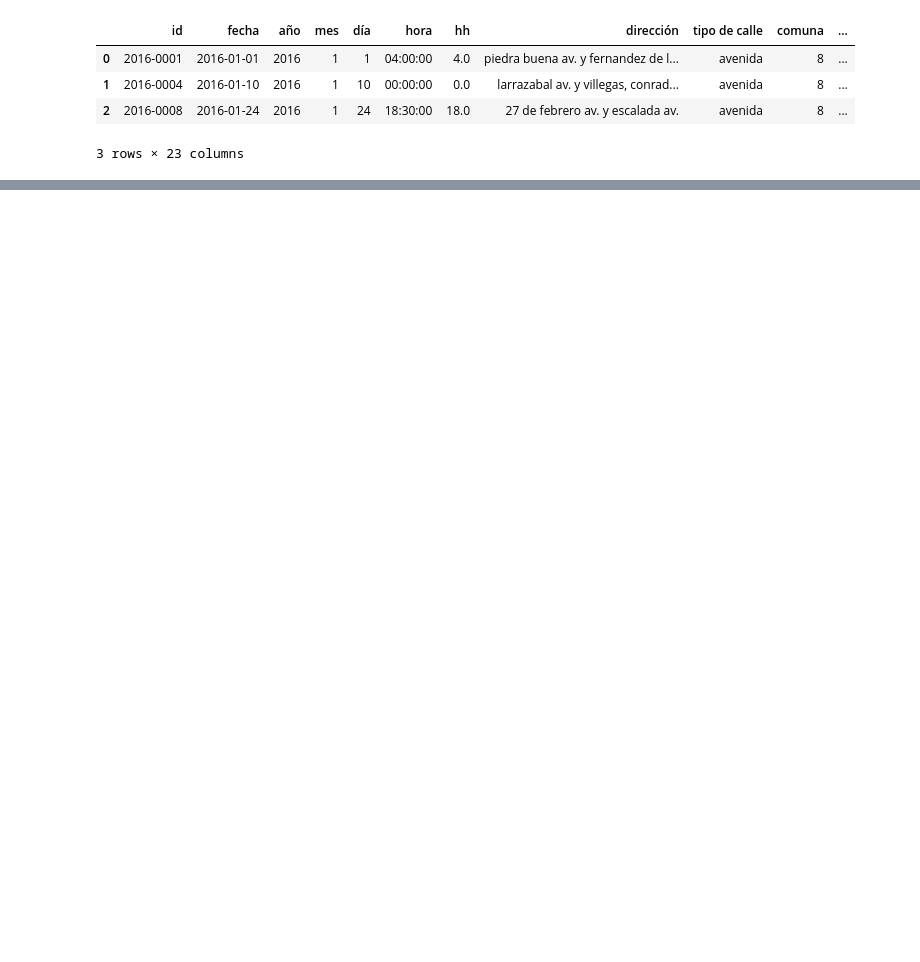
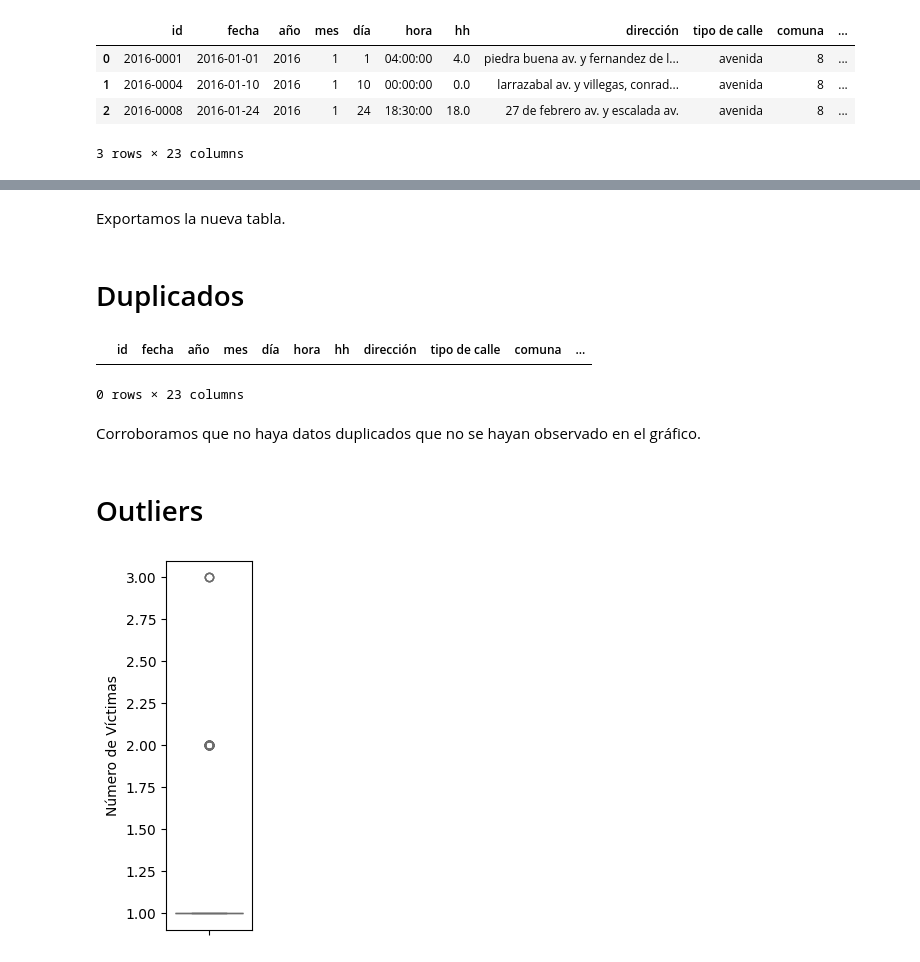
Before and after one commit to paulusbrizzi/BA-Siniestros-Viales, a Jupyter notebook: notebooks/1_ETL.ipynb, the cells around one changed output, grey strips where cells are left out. Saved outputs shown, nothing was run; the diff lists cells and outputs as text; code cells hidden in the pictures; blank space fills up the shorter version.

```diff
--- a/notebooks/1_ETL.ipynb
+++ b/notebooks/1_ETL.ipynb
@@ -14,5 +20,5 @@ from summarytools import dfSummary
 # %%
-homicidios = pd.read_excel("homicidios.xlsx")
+homicidios = pd.read_excel("/Users/pablobrizzi/Desktop/PIDA/homicidios.xlsx")
 homicidios.head(5)
 # %% [output]
 |  | ID | N_VICTIMAS | FECHA | AAAA | MM | DD | HORA | HH | LUGAR_DEL_HECHO | ... |
@@ -25,5 +69,5 @@ homicidios.head(5)
 # %%
-victimas = pd.read_excel("homicidios.xlsx", sheet_name="VICTIMAS")
+victimas = pd.read_excel("/Users/pablobrizzi/Desktop/PIDA/homicidios.xlsx", sheet_name="VICTIMAS")
 victimas.head(5)
 # %% [output]
 |  | ID_hecho | FECHA | AAAA | MM | DD | ROL | VICTIMA | SEXO | EDAD | FECHA_FALLECIMIENTO |
@@ -289,5 +395,5 @@ Name: día semana, Length: 717, dtype: object
 # %%
-comunas = pd.read_csv("comunas.csv", sep=";")
+comunas = pd.read_csv("/Users/pablobrizzi/Desktop/PIDA/comunas.csv", sep=";")
 comunas.head(5)
 # %% [output]
 |  | WKT | ID | OBJETO | COMUNAS | BARRIOS | PERIMETRO | AREA |
@@ -457,2 +589,24 @@ siniestros1.head(3)
 # %%
 siniestros1.to_csv("siniestros.csv", index=False)
+# %% [markdown]
+Exportamos la nueva tabla.
+# %% [markdown]
+# Duplicados
+# %%
+filas_duplicadas = siniestros1[siniestros1.duplicated()]
+filas_duplicadas
+# %% [output]
+|  | id | fecha | año | mes | día | hora | hh | dirección | tipo de calle | comuna | ... |
+0 rows × 23 columns
+# %% [markdown]
+Corroboramos que no haya datos duplicados que no se hayan observado en el gráfico.
+# %% [markdown]
+# Outliers
+# %%
+plt.subplot(1, 5, 1)
+sns.boxplot(data=siniestros1, y='n_victimas', color = "#FA8072")
+plt.ylabel('Número de Víctimas')
+
+plt.show()
+# %% [output]
+[figure, added]
```
Also changed, not shown: parts of 51 cells of this notebook, 1 other file.
